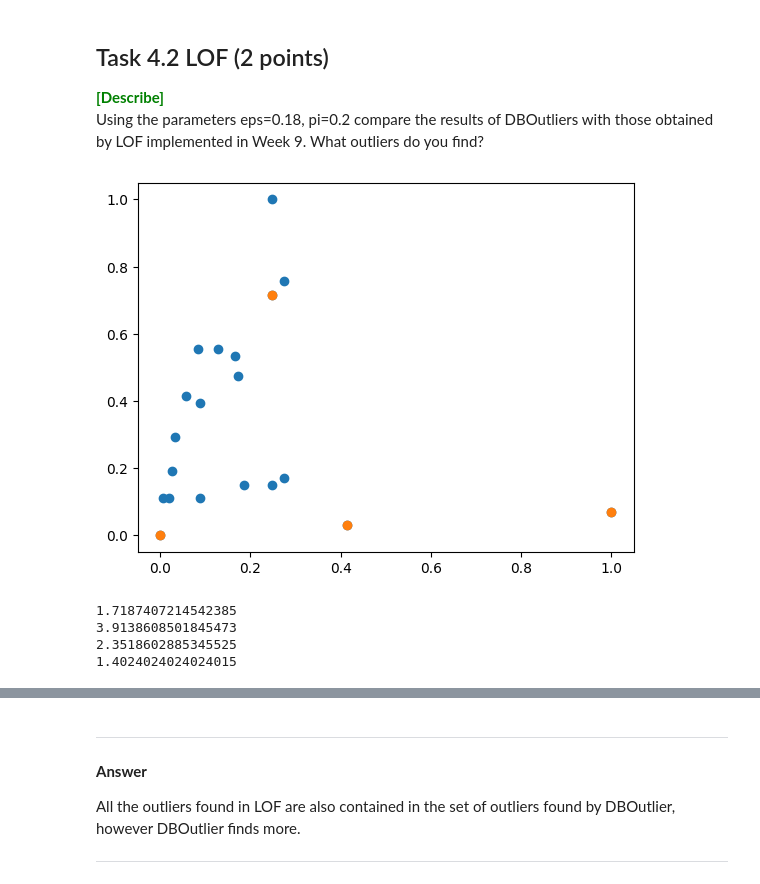
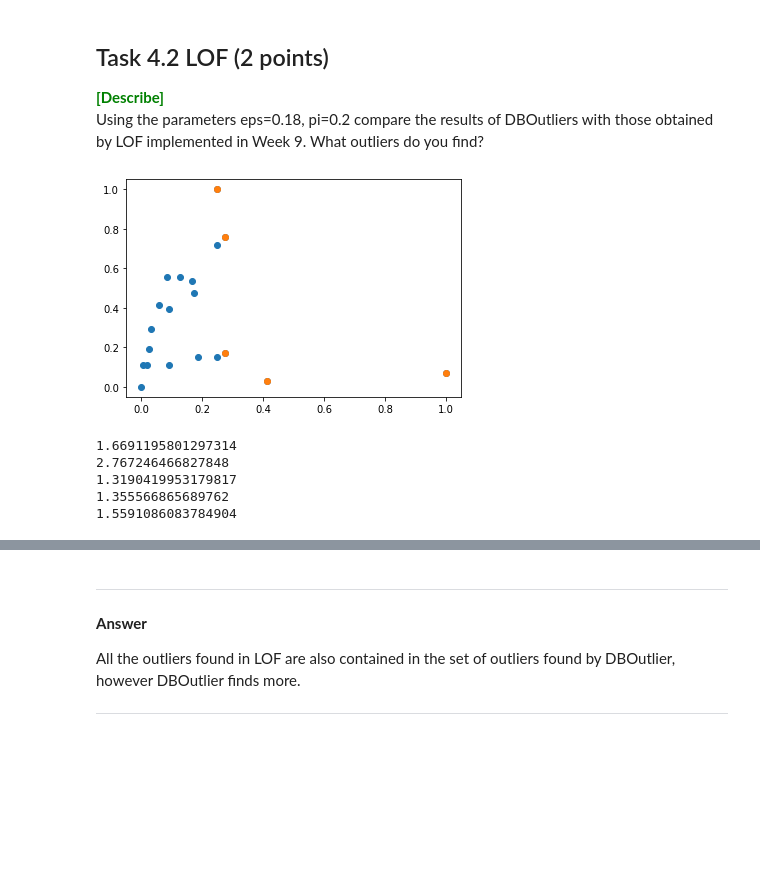
Before and after one commit to BjarkiKassOlsen/DM-Hand-In, a Jupyter notebook: handins/handin1.ipynb, the cells around one changed output, grey strips where cells are left out. Drawn from its saved outputs; the diff is of its cells as text; code cells hidden in the pictures; blank space fills up the shorter version.

```diff
--- a/handins/handin1.ipynb
+++ b/handins/handin1.ipynb
@@ -275,7 +275,7 @@ C2 = [X_scaled[1]]
 
 
 print(averagelink(C1,C2))
-
+n = len(X_scaled)
 dist_matrix = np.zeros((n,n))
 
 for i in range(n):
@@ -1761,6 +1757,17 @@ One of the strengths is that it is simple to implement, and can give us better o
 <span style='color: green'>**\[Describe\]**</span><br>
 Using the parameters eps=0.18, pi=0.2 compare the results of DBOutliers with those obtained by LOF implemented in Week 9. What outliers do you find?
 # %%
+wq = pd.read_csv("./data/winequality-red.csv", sep=';')
+toy = wq[wq['quality'].isin([4, 8])].sample(n=20, random_state=RANDOM_SEED)
+
+color_map = {4:'Blue', 8:'Red'}
+X_kmeans = toy[["sulphates", "alcohol"]]
+
+scaler = StandardScaler().fit(X_kmeans)
+X_scaled = scaler.transform(X_kmeans)
+
+X_norm = (X_scaled - X_scaled.min(0)) / X_scaled.ptp(0)
+
 X = X_norm
 
 neighborhoods  = []
@@ -1788,38 +1795,39 @@ reach_dist = lambda i, j: max(kdists[j], np.linalg.norm(X[i]-X[j], ord=1))
 lrds = []
 for i, x in enumerate(X):
     lrd = 0
     for j in neighborhoods[i]:
         lrd += reach_dist(i, j)
     lrd /= len(neighborhoods[i])-1
     lrd = 1 / lrd
     lrds.append(lrd)
 
 def LOF(i):
     lof = np.sum([lrds[j] for j in neighborhoods[i]])/len(neighborhoods[i])
     return lof / lrds[i]
 
 lofs = [LOF(i)> 1.30 for i in range(len(X))]
 
 plt.scatter(X[:,0],X[:,1])
 plt.scatter(X[lofs,0],X[lofs,1])
 plt.show()
 
 for i in range(len(lofs)):
     if lofs[i]: print(LOF(i))
 
 
 
 
 
-outliers = DBOutliers(X_norm, 0.18, 0.2)
-plt.scatter(X_norm[:, 0], X_norm[:, 1], alpha=0.8, c='b')
-plt.scatter(X_norm[outliers, 0], X_norm[outliers, 1], alpha=0.8, c='r')
+outliers = DBOutliers(X, 0.18, 0.2)
+plt.scatter(X[:, 0], X[:, 1], alpha=0.8, c='b')
+plt.scatter(X[outliers, 0], X[outliers, 1], alpha=0.8, c='r')
 plt.title('eps = {}, pi = {}'.format(0.18, 0.2))
 plt.legend(['Inliers', 'Outliers'])
 plt.show()
 # %% [output]
-[figure, old version]
+[figure, new version]
-1.7187407214542385
-3.9138608501845473
-2.3518602885345525
-1.4024024024024015
+1.6691195801297314
+2.767246466827848
+1.3190419953179817
+1.355566865689762
+1.5591086083784904
```
Also changed, not shown: parts of 12 cells of this notebook, 3 other files.
